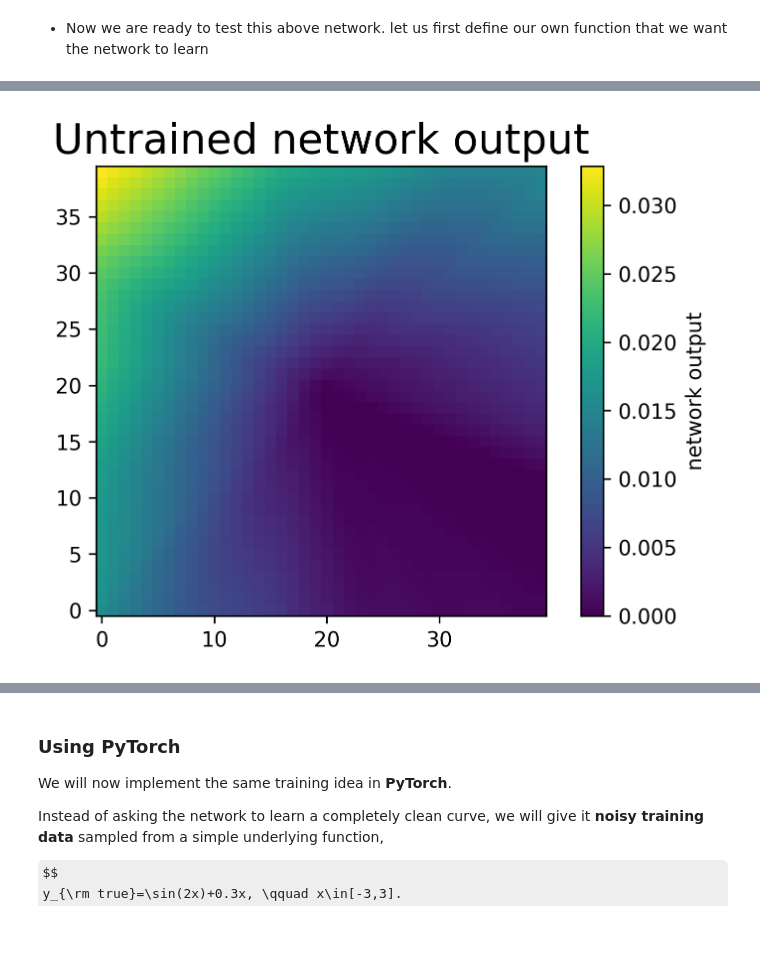
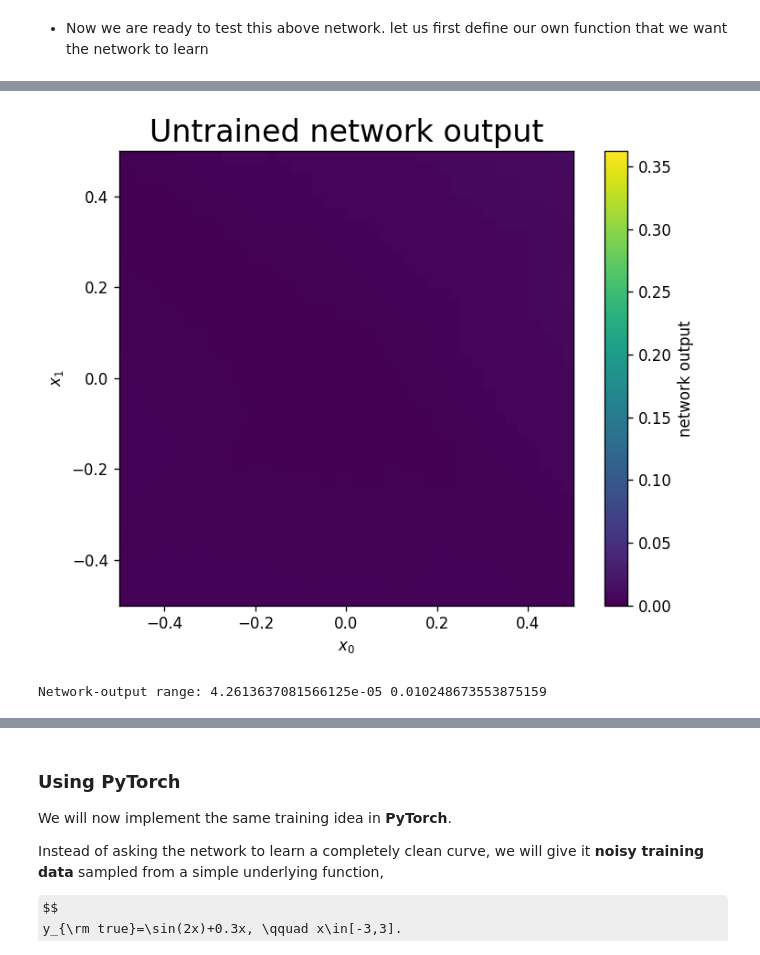
Before and after one commit to chattopadhyayA/ml_course, a Jupyter notebook: content/06_NN_basic.ipynb, the cells around one changed output, grey strips where cells are left out. Cells and saved outputs as stored; diff of their text form; code cells hidden in the pictures; some formulas as TeX source.

```diff
--- a/content/06_NN_basic.ipynb
+++ b/content/06_NN_basic.ipynb
@@ -391,29 +595,53 @@ db_layer = [np.zeros(LayerSizes[j+1]) for j in range(NumLayers)]
 # %%
 # First we try without training the network.
 # Since the weights are random, the output should not look like the target function yet.
 
 def apply_net_simple(y_in):
     """Forward pass used only for plotting/testing, without storing backprop information."""
     y = y_in
     y_layer[0] = y
     for j in range(NumLayers):
         y,df = forward_step(y,Weights[j],Biases[j])
     return(y)
 
-# Choose a grid of points in the 2D plane.
-test_batchsize = np.shape(X0)[0]*np.shape(X0)[1]
-testsample = np.zeros([test_batchsize,2])
-testsample[:,0] = X0.flatten()
-testsample[:,1] = X1.flatten()
+# Combine the grid coordinates into inputs of shape (number of points, 2).
+testsample = np.column_stack([
+    X0.ravel(),
+    X1.ravel(),
+])
 
-# Evaluate the untrained network on all grid points.
+# Evaluate the untrained network.
 testoutput = apply_net_simple(testsample)
-myim = plt.imshow(np.reshape(testoutput,np.shape(X0)),origin='lower',interpolation='none')
-plt.title("Untrained network output")
-plt.colorbar(label="network output")
+testoutput_grid = np.asarray(testoutput).reshape(X0.shape)
+
+fig, ax = plt.subplots(figsize=(6.5, 5.2), dpi=120)
+
+image = ax.imshow(
+    testoutput_grid,
+    interpolation="nearest",
+    origin="lower",
+    extent=image_extent,
+    aspect="equal",
+    vmin=image_vmin,
+    vmax=image_vmax,
+)
+
+ax.set_xlabel(r"$x_0$")
+ax.set_ylabel(r"$x_1$")
+ax.set_title("Untrained network output")
+
+fig.colorbar(image, ax=ax, label="network output")
+plt.tight_layout()
 plt.show()
+
+print(
+    "Network-output range:",
+    testoutput_grid.min(),
+    testoutput_grid.max(),
+)
 # %% [output]
-[figure, old version]
+[figure, new version]
+Network-output range: 4.2613637081566125e-05 0.010248673553875159
 # %%
 # Import functions for updating display.
 # This creates a simple animation during training.
```
Also changed, not shown: parts of 13 cells of this notebook, 7 other files.
